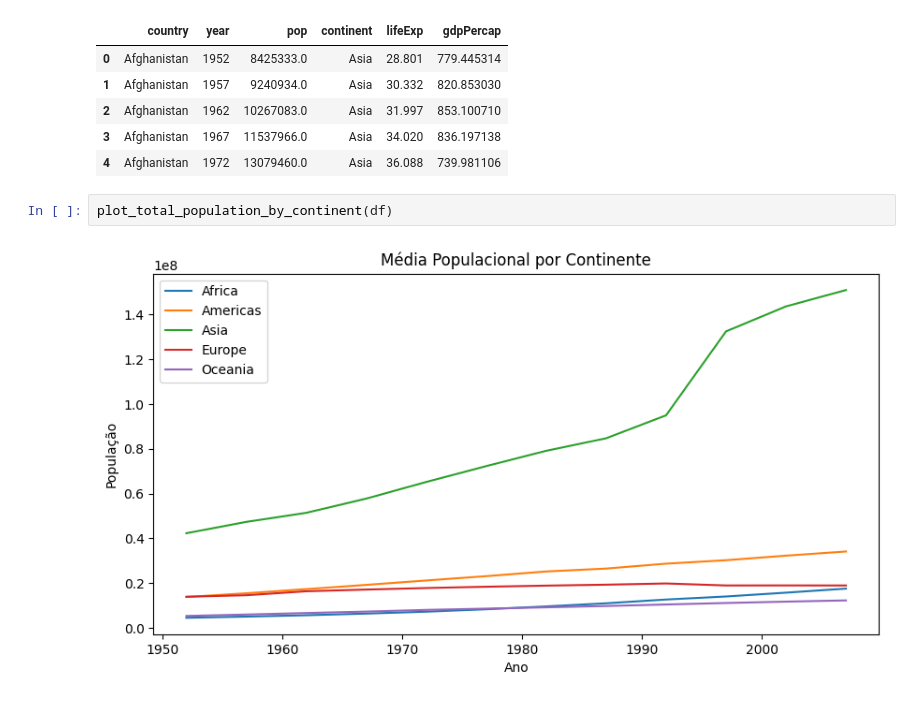
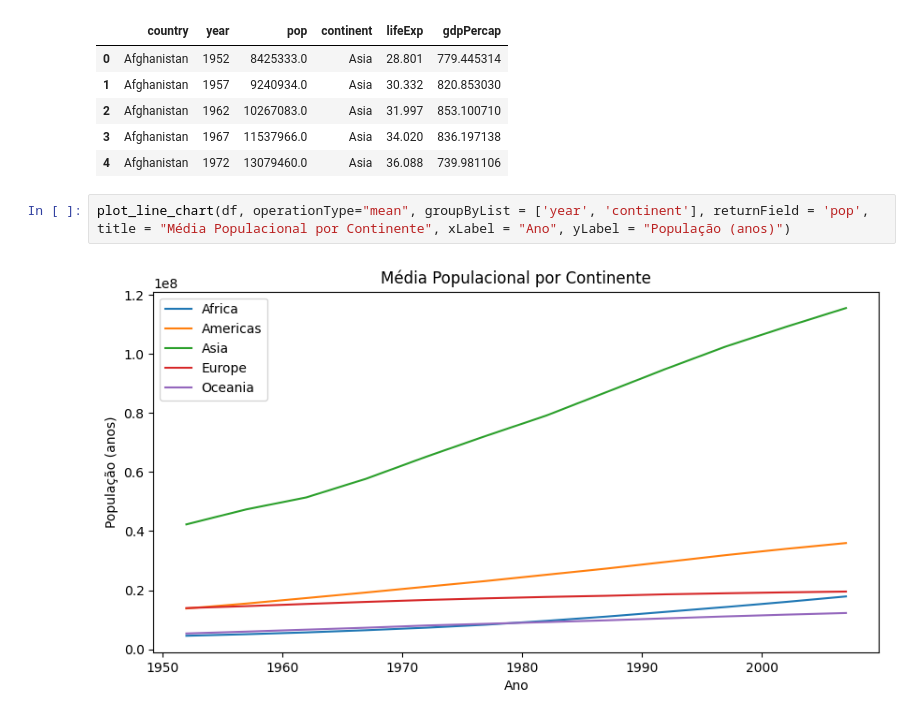
Before and after one commit to tuerepinto/analise-desenvolvimento-humano-economico-global, a Jupyter notebook: notebooks/Análise Desenvolvimento Humano - Khalil.ipynb, the cells around one changed output. Saved outputs shown, nothing was run; the diff lists cells and outputs as text.

```diff
--- a/notebooks/Análise Desenvolvimento Humano - Khalil.ipynb
+++ b/notebooks/Análise Desenvolvimento Humano - Khalil.ipynb
@@ -115,6 +115,6 @@ df.head()
 | 3 | Afghanistan | 1967 | 11537966.0 | Asia | 34.020 | 836.197138 |
 | 4 | Afghanistan | 1972 | 13079460.0 | Asia | 36.088 | 739.981106 |
 # %%
-plot_total_population_by_continent(df)
+plot_line_chart(df, operationType="mean", groupByList = ['year', 'continent'], returnField = 'pop', title = "Média Populacional por Continente", xLabel = "Ano", yLabel = "População (anos)")
 # %% [output]
-[figure, old version]
+[figure, new version]
```
Also changed, not shown: parts of 5 cells of this notebook, 1 other file.
